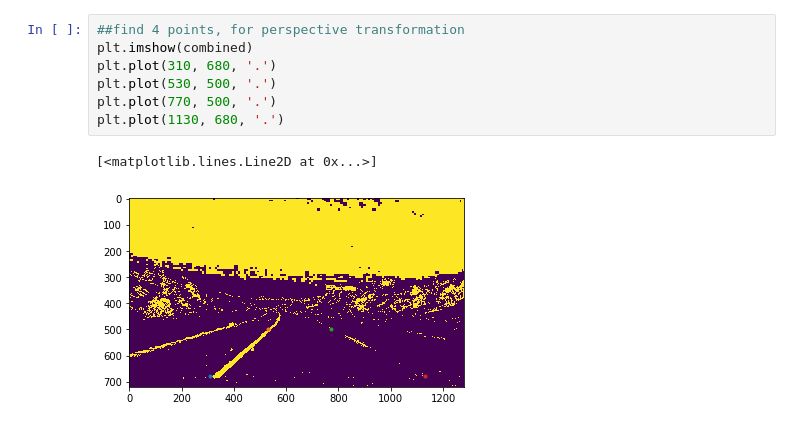
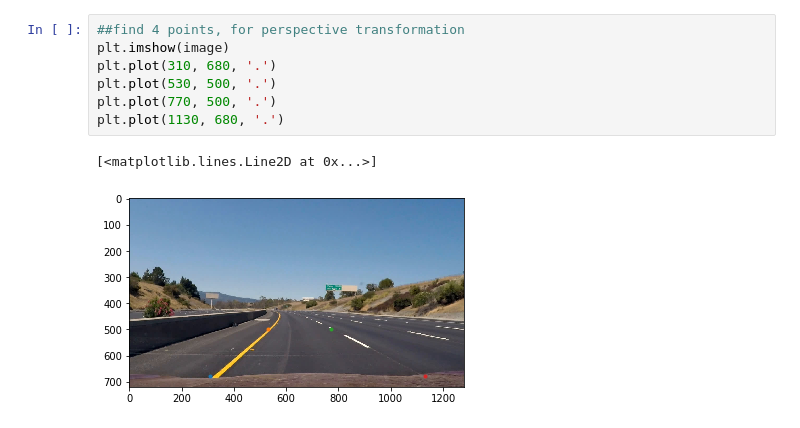
Before and after one commit to hygu/nd013, a Jupyter notebook: exp-Conv-closest.ipynb, the cells around one changed output. Cells and saved outputs as stored; diff of their text form.

```diff
--- a/exp-Conv-closest.ipynb
+++ b/exp-Conv-closest.ipynb
@@ -103,11 +103,11 @@ print(image.shape[0], image.shape[1])
 # %%
 ##find 4 points, for perspective transformation
-plt.imshow(combined)
+plt.imshow(image)
 plt.plot(310, 680, '.')
 plt.plot(530, 500, '.')
 plt.plot(770, 500, '.')
 plt.plot(1130, 680, '.')
 # %% [output]
 [<matplotlib.lines.Line2D at 0x...>]
-[figure, old version]
+[figure, new version]
 # %%
```
Also changed, not shown: parts of 14 cells of this notebook.
